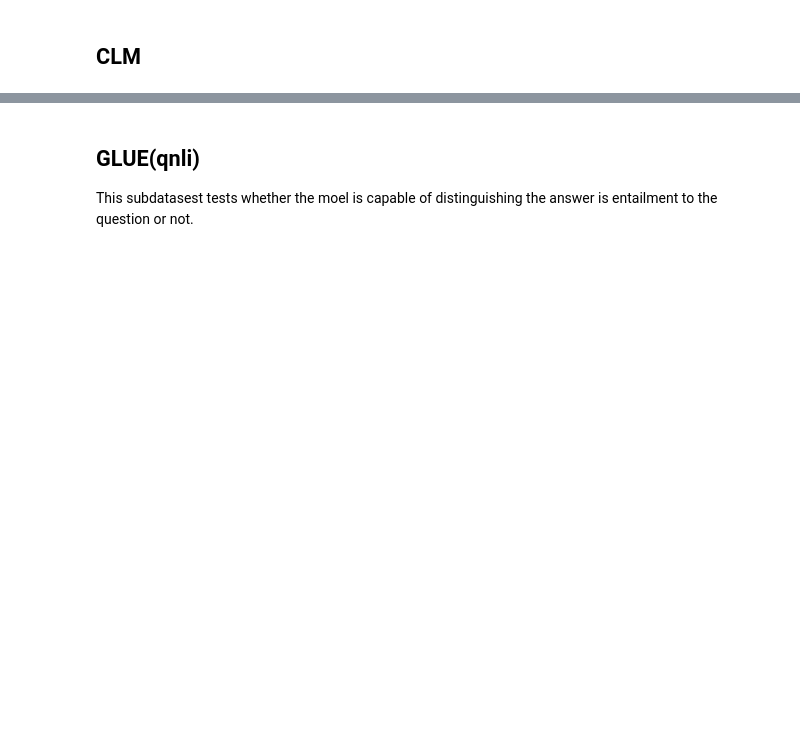
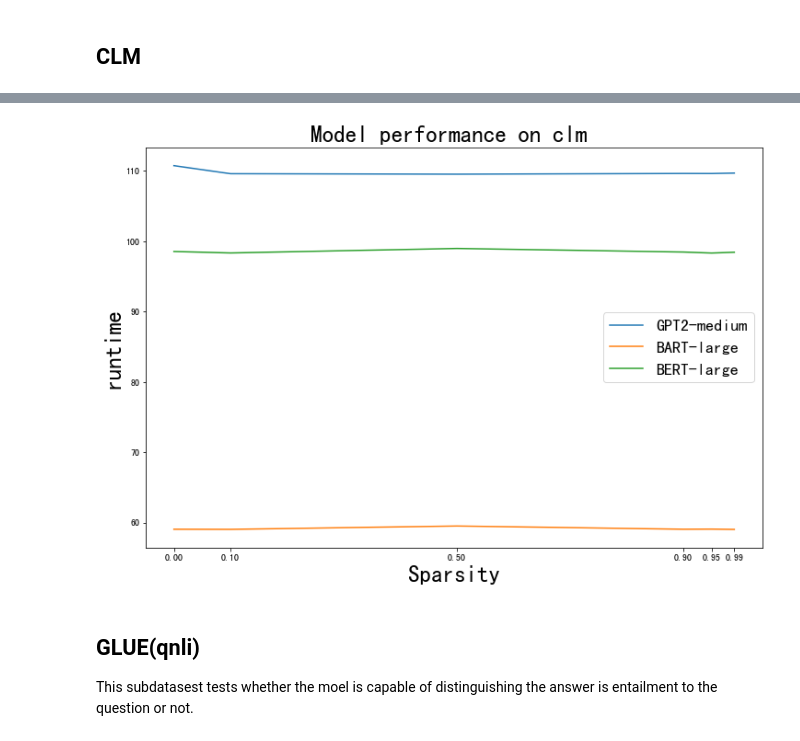
Before and after one commit to Hongkai040/llm-sparsification-hongkai, a Jupyter notebook: notebooks/vis_benckmarks_and_size.ipynb, the cells around one changed output, grey strips where cells are left out. Drawn from its saved outputs; the diff is of its cells as text; code cells hidden in the pictures; blank space fills up the shorter version.

```diff
--- a/notebooks/vis_benckmarks_and_size.ipynb
+++ b/notebooks/vis_benckmarks_and_size.ipynb
@@ -54,3 +122,11 @@ plt.show()
+# %%
+plot_benchmark_results(benchmark_results,
+                       model_names,
+                       sparsity,
+                       'clm',
+                       'runtime')
+# %% [output]
+[figure, added]
 # %% [markdown]
 ## GLUE(qnli)
 
```
Also changed, not shown: parts of 7 cells of this notebook, 4 other files.
